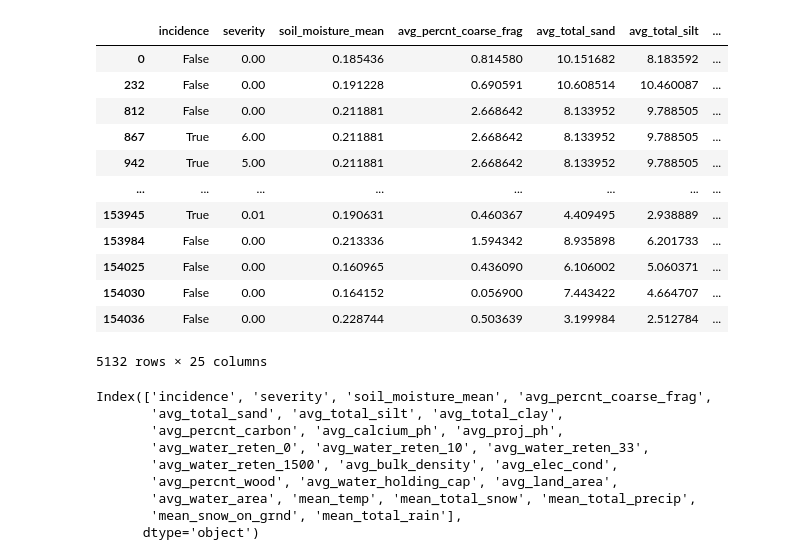
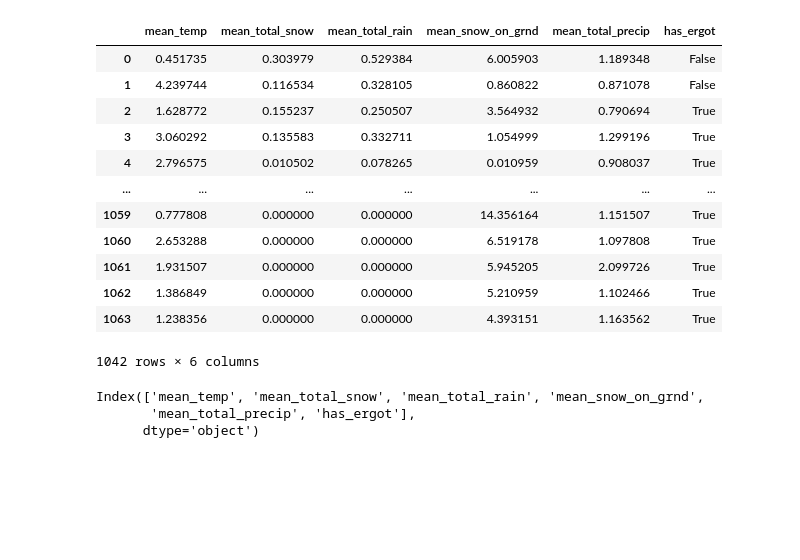
Before and after one commit to ChromaticPanic/CGC_Grain_Outcome_Predictions, a Jupyter notebook: src/Models/MLP2.ipynb, the cells around one changed output. Drawn from its saved outputs; the diff is of its cells as text; code cells hidden in the pictures; blank space fills up the shorter version.

```diff
--- a/src/Models/MLP2.ipynb
+++ b/src/Models/MLP2.ipynb
@@ -37,34 +29,28 @@ tensorflow.config.set_visible_devices(tensorflow.config.list_physical_devices('C
 sys.path.append("../Datasets/")
 from DataCreation import getDatasetV1, getDatasetV2, getDatasetV3
 # %%
-df = getDatasetV3(None)
+df = getDatasetV1(None)
 df.drop(columns=['year', 'district'], inplace=True)
 df.drop_duplicates(inplace=True)
 df
 # %% [output]
-|  | incidence | severity | soil_moisture_mean | avg_percnt_coarse_frag | avg_total_sand | avg_total_silt | ... |
-| 0 | False | 0.00 | 0.185436 | 0.814580 | 10.151682 | 8.183592 | ... |
-| 232 | False | 0.00 | 0.191228 | 0.690591 | 10.608514 | 10.460087 | ... |
-| 812 | False | 0.00 | 0.211881 | 2.668642 | 8.133952 | 9.788505 | ... |
-| 867 | True | 6.00 | 0.211881 | 2.668642 | 8.133952 | 9.788505 | ... |
-| 942 | True | 5.00 | 0.211881 | 2.668642 | 8.133952 | 9.788505 | ... |
-| ... | ... | ... | ... | ... | ... | ... | ... |
-| 153945 | True | 0.01 | 0.190631 | 0.460367 | 4.409495 | 2.938889 | ... |
-| 153984 | False | 0.00 | 0.213336 | 1.594342 | 8.935898 | 6.201733 | ... |
-| 154025 | False | 0.00 | 0.160965 | 0.436090 | 6.106002 | 5.060371 | ... |
-| 154030 | False | 0.00 | 0.164152 | 0.056900 | 7.443422 | 4.664707 | ... |
-| 154036 | False | 0.00 | 0.228744 | 0.503639 | 3.199984 | 2.512784 | ... |
+|  | mean_temp | mean_total_snow | mean_total_rain | mean_snow_on_grnd | mean_total_precip | has_ergot |
+| 0 | 0.451735 | 0.303979 | 0.529384 | 6.005903 | 1.189348 | False |
+| 1 | 4.239744 | 0.116534 | 0.328105 | 0.860822 | 0.871078 | False |
+| 2 | 1.628772 | 0.155237 | 0.250507 | 3.564932 | 0.790694 | True |
+| 3 | 3.060292 | 0.135583 | 0.332711 | 1.054999 | 1.299196 | True |
+| 4 | 2.796575 | 0.010502 | 0.078265 | 0.010959 | 0.908037 | True |
+| ... | ... | ... | ... | ... | ... | ... |
+| 1059 | 0.777808 | 0.000000 | 0.000000 | 14.356164 | 1.151507 | True |
+| 1060 | 2.653288 | 0.000000 | 0.000000 | 6.519178 | 1.097808 | True |
+| 1061 | 1.931507 | 0.000000 | 0.000000 | 5.945205 | 2.099726 | True |
+| 1062 | 1.386849 | 0.000000 | 0.000000 | 5.210959 | 1.102466 | True |
+| 1063 | 1.238356 | 0.000000 | 0.000000 | 4.393151 | 1.163562 | True |
-5132 rows × 25 columns
+1042 rows × 6 columns
 # %%
 df.columns
 # %% [output]
-Index(['incidence', 'severity', 'soil_moisture_mean', 'avg_percnt_coarse_frag',
-       'avg_total_sand', 'avg_total_silt', 'avg_total_clay',
-       'avg_percnt_carbon', 'avg_calcium_ph', 'avg_proj_ph',
-       'avg_water_reten_0', 'avg_water_reten_10', 'avg_water_reten_33',
-       'avg_water_reten_1500', 'avg_bulk_density', 'avg_elec_cond',
-       'avg_percnt_wood', 'avg_water_holding_cap', 'avg_land_area',
-       'avg_water_area', 'mean_temp', 'mean_total_snow', 'mean_total_precip',
-       'mean_snow_on_grnd', 'mean_total_rain'],
+Index(['mean_temp', 'mean_total_snow', 'mean_total_rain', 'mean_snow_on_grnd',
+       'mean_total_precip', 'has_ergot'],
       dtype='object')
 # %%
```
Also changed, not shown: parts of 15 cells of this notebook.
